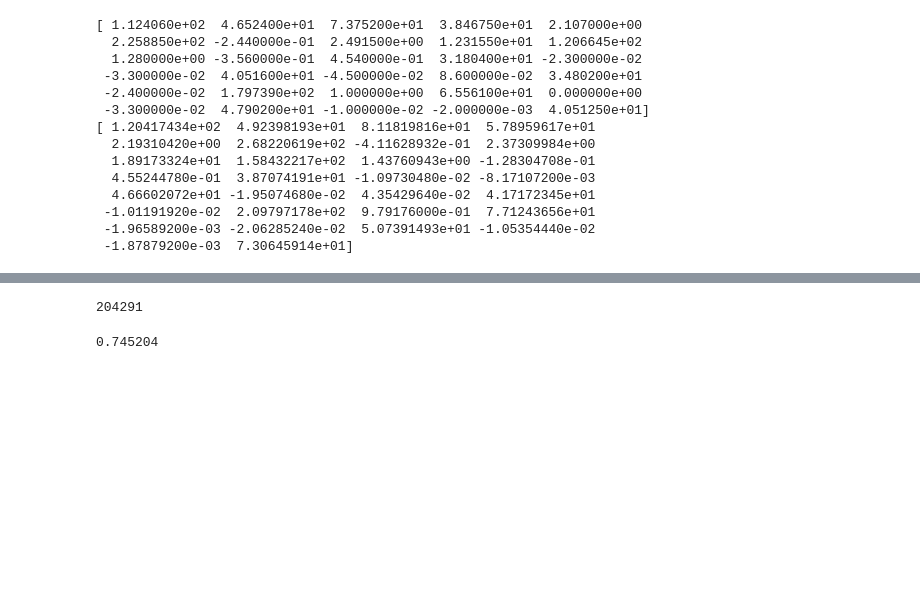
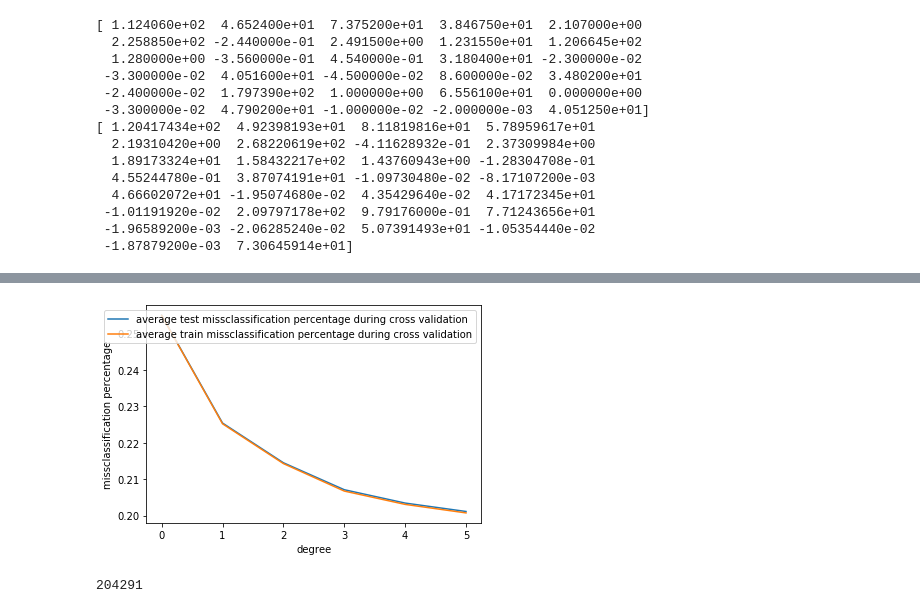
Before and after one commit to KamranSattary/ML-CS-433-Project-1, a Jupyter notebook: src/Ridge Regression.ipynb, the cells around one changed output, grey strips where cells are left out. Saved outputs shown, nothing was run; the diff lists cells and outputs as text; code cells hidden in the pictures; blank space fills up the shorter version.

```diff
--- a/src/Ridge Regression.ipynb
+++ b/src/Ridge Regression.ipynb
@@ -219,3 +284,14 @@ best_lambdas_per_degree
+# %%
+import matplotlib.pyplot as plt
+
+plt.plot(best_losses_te_acc, label='average test missclassification percentage during cross validation')
+plt.plot(best_losses_tr_acc, label='average train missclassification percentage during cross validation')
+plt.xlabel('degree')
+plt.ylabel('missclassification percentage')
+plt.legend(loc="upper right")
+plt.show()
+# %% [output]
+[figure, added]
 # %%
 def predict(tx, w):
     return tx.dot(w)
@@ -262,4 +337,0 @@ create_csv_submission(ids, y_pred, 'ridge_deg9_1e-18.csv')
-# %%
-186301 / 250000
-# %% [output]
-0.745204
```
Also changed, not shown: parts of 7 cells of this notebook.
